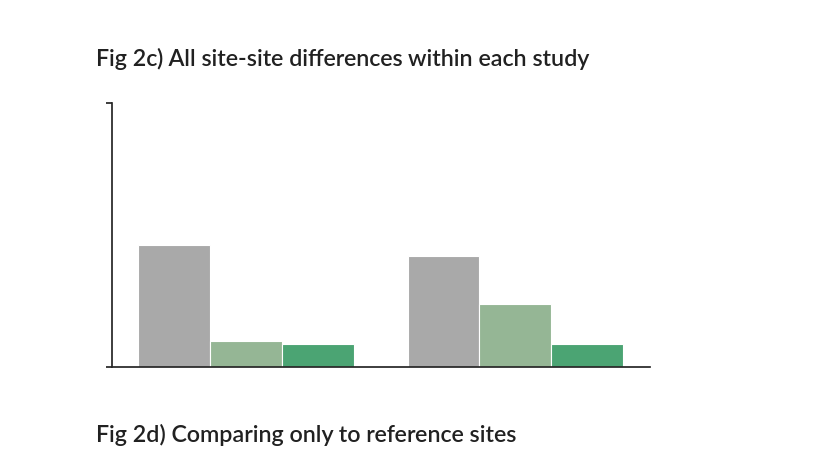
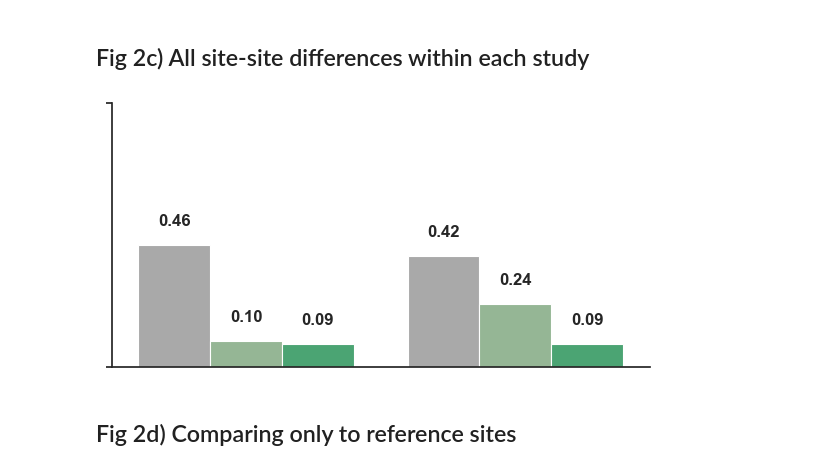
Before and after one commit to j-nystrom/biodiversity-impacts, a Jupyter notebook: notebooks/1_manuscript_main.ipynb, the cells around one changed output. Saved outputs shown, nothing was run; the diff lists cells and outputs as text; code cells hidden in the pictures.

```diff
--- a/notebooks/1_manuscript_main.ipynb
+++ b/notebooks/1_manuscript_main.ipynb
@@ -195,6 +195,7 @@ Cross-study CV, (32937, 8)
 ## Calculate summary stats per model and mode
 # %%
 def _infer_model_family(model_name: str) -> str:
+    """Infer model family label (lmm/bhm) from model name."""
     return "lmm" if "lmm" in model_name.lower() else "bhm"
 
 
@@ -314,6 +315,7 @@ def model_comparison_barplot(
     axes_label_size: int = 11,
     axes_number_size: int = 11,
 ) -> plt.Figure:
+    """Plot grouped model performance bars across evaluation modes."""
 
     df = summary_df.to_pandas()
 
@@ -467,9 +469,6 @@ def read_site_info_parquet(
     site_info_file = Path(base_path) / run_folder / site_info_filename
     df_site_info = pl.read_parquet(site_info_file)
 
-    # TEMP until we have outputs from the new runs with fixed source code
-    df_site_info = df_site_info.unique(subset=["SSBS"], keep="first")
-
     return df_site_info
 # %%
 def estimate_delta_predictions(
@@ -502,9 +501,12 @@ def estimate_delta_predictions(
             # 1. Load site info
             df_site_info = read_site_info_parquet(run_folders[model][mode])
 
+            # Build site-level lookup for metadata join (avoid duplicated rows)
+            df_site_lookup = df_site_info.unique(subset=["SSBS"], keep="first")
+
             # 2. Join predictions with metadata
             df_merged = df_pred.join(
-                df_site_info.select(
+                df_site_lookup.select(
                     ["SSBS", "SSB", "Predominant_land_use", "Use_intensity"]
                 ),
                 on="SSBS",
@@ -665,17 +667,17 @@ alpha_delta_summary_all_sites = build_model_performance_summary(
 # %%
 fig = model_comparison_barplot(
     alpha_delta_summary_all_sites,
     figsize=(5.8, 3),
     mode_color_scheme=summary_colors,
-    show_bar_values=False,
+    show_bar_values=True,
     show_axes_labels_values=False,
     show_legend=False,
     bar_number_size=12,
     axes_number_size=12,
     axes_label_size=12,
 )
 # %% [output]
-[figure, old version]
+[figure, new version]
 # %%
 fig.savefig(
     "../../documents/plots/alpha_delta_all_pairs.svg",
```
Also changed, not shown: parts of 16 cells of this notebook, 3 other files.
